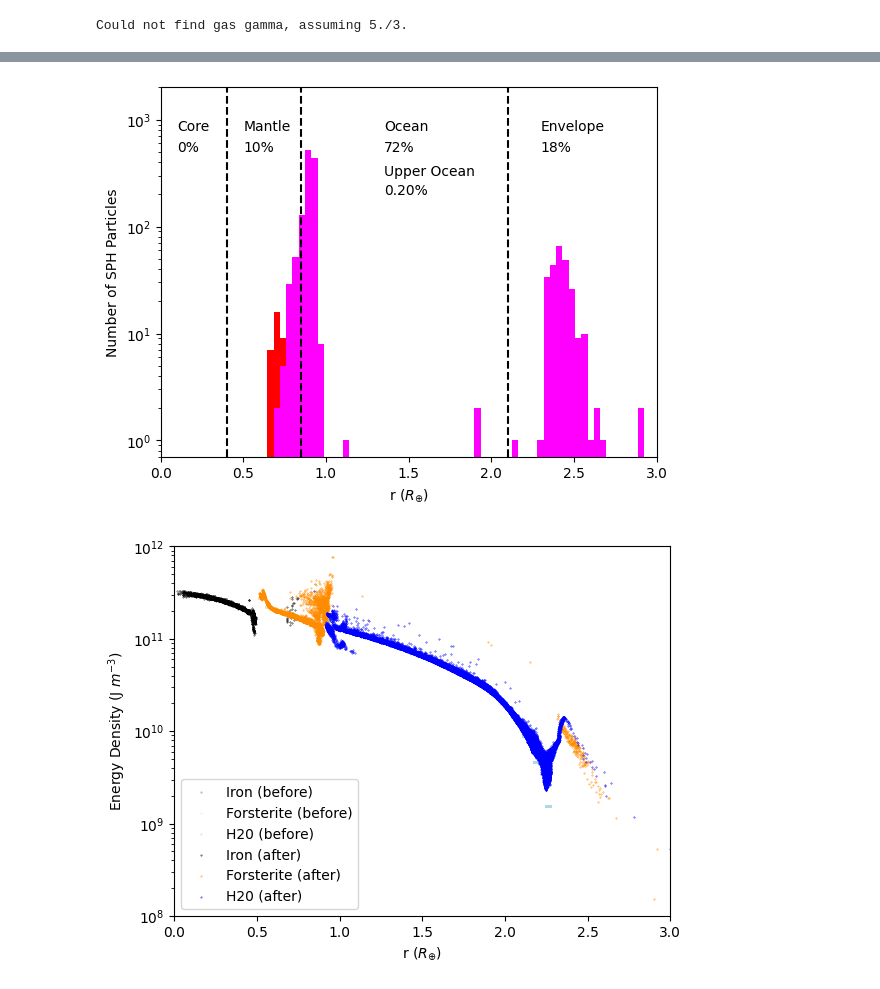
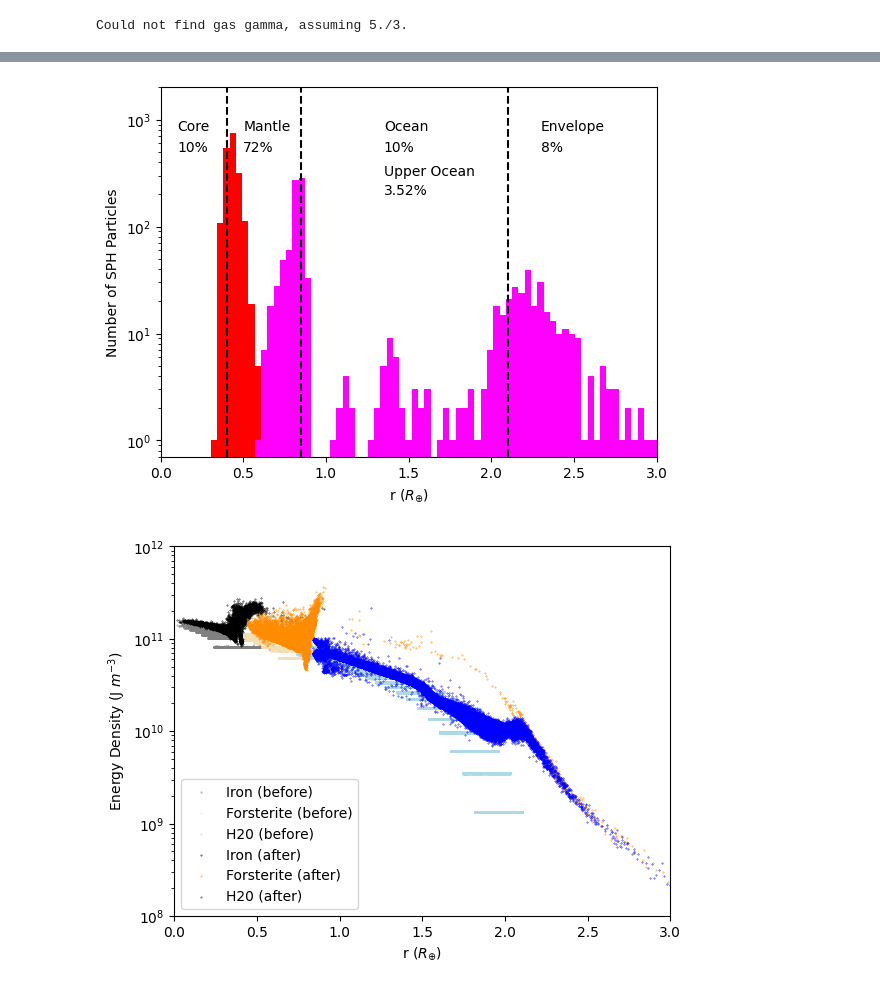
Before and after one commit to astro-pavan/sub-neptune-impacts-v2, a Jupyter notebook: Analysis Notebook.ipynb, the cells around one changed output, grey strips where cells are left out. Drawn from its saved outputs; the diff is of its cells as text; code cells hidden in the pictures.

```diff
--- a/Analysis Notebook.ipynb
+++ b/Analysis Notebook.ipynb
@@ -4,10 +4,10 @@ from analyse import *
 import matplotlib.pyplot as plt
 from matplotlib.colors import LogNorm, SymLogNorm, Normalize
 # %%
-file_path = '/home/pt426/Impacts/impact-2/sub_neptune_impact_2'
+file_path = '/home/pt426/Impacts/impact-1/sub_neptune_impact'
 n_final = 60
 # %%
-pos_initial, m_initial, id_initial, rho_initial, T_initial, P_initial, u_initial, mat_id_initial, _ = get_snapshot_data(0, file_path=file_path)
+pos_initial, m_initial, id_initial, rho_initial, T_initial, P_initial, S_initial, u_initial, mat_id_initial, _ = get_snapshot_data(0, file_path=file_path)
 
 x_initial, y_initial, z_initial = pos_initial[:, 0], pos_initial[:, 1], pos_initial[:, 2]
 r_initial = np.sqrt(x_initial ** 2 + y_initial ** 2 + z_initial ** 2)
@@ -22,7 +22,7 @@ forsterite_mask_initial = (mat_id_initial == 400)
 iron_mask_initial = (mat_id_initial == 401)
 water_mask_initial = (mat_id_initial == 304)
 # %%
-pos, m, id, rho, T, P, u, mat_id, vel = get_snapshot_data(n_final, file_path)
+pos, m, id, rho, T, P, S, u, mat_id, vel = get_snapshot_data(n_final, file_path)
 x, y, z = pos[:, 0], pos[:, 1], pos[:, 2]
 r = np.sqrt(x ** 2 + y ** 2 + z ** 2)
 # %% [output]
@@ -130,7 +140,7 @@ plt.ylabel('Number of SPH Particles')
 plt.xlabel('r ($R_{\oplus}$)')
 plt.show()
 # %% [output]
-[figure, old version]
+[figure, new version]
 # %%
 bins = np.linspace(0, 3, num=20)
 
@@ -150,24 +160,24 @@ E_density_initial_hist = E_hist_initial / vol
 
 widths = (np.roll(bins, -1) - bins)[:-1]
 # %%
-s = 0.1
-plt.scatter(r_initial[iron_mask_initial], E_density_initial[iron_mask_initial], s=s,  c='grey', label='Iron (before)')
-plt.scatter(r_initial[forsterite_mask_initial], E_density_initial[forsterite_mask_initial], s=s,  c='wheat', label='Forsterite (before)')
-plt.scatter(r_initial[water_mask_initial], E_density_initial[water_mask_initial], s=s,  c='lightblue', label='H20 (before)')
+size = 0.1
+plt.scatter(r_initial[iron_mask_initial], E_density_initial[iron_mask_initial], s=size,  c='grey', label='Iron (before)')
+plt.scatter(r_initial[forsterite_mask_initial], E_density_initial[forsterite_mask_initial], s=size,  c='wheat', label='Forsterite (before)')
+plt.scatter(r_initial[water_mask_initial], E_density_initial[water_mask_initial], s=size,  c='lightblue', label='H20 (before)')
 
-plt.scatter(r[iron_mask], E_density[iron_mask], s=s,  c='black', label='Iron (after)')
-plt.scatter(r[forsterite_mask], E_density[forsterite_mask], s=s,  c='darkorange', label='Forsterite (after)')
-plt.scatter(r[water_mask], E_density[water_mask], s=s,  c='blue', label='H20 (after)')
+plt.scatter(r[iron_mask], E_density[iron_mask], s=size,  c='black', label='Iron (after)')
+plt.scatter(r[forsterite_mask], E_density[forsterite_mask], s=size,  c='darkorange', label='Forsterite (after)')
+plt.scatter(r[water_mask], E_density[water_mask], s=size,  c='blue', label='H20 (after)')
 
 plt.xlim([0, 3])
 plt.ylim([1e8, 1e12])
 plt.yscale('log')
 plt.xlabel('r ($R_{\oplus}$)')
 plt.ylabel('Energy Density (J $m^{-3}$)')
 plt.legend()
 plt.show()
 # %% [output]
-[figure, old version]
+[figure, new version]
 # %%
 plt.plot(bins[:-1], E_density_initial_hist, label='Before impact')
 plt.plot(bins[:-1], E_density_hist, label='After impact')
```
Also changed, not shown: parts of 26 cells of this notebook, 15 other files.
